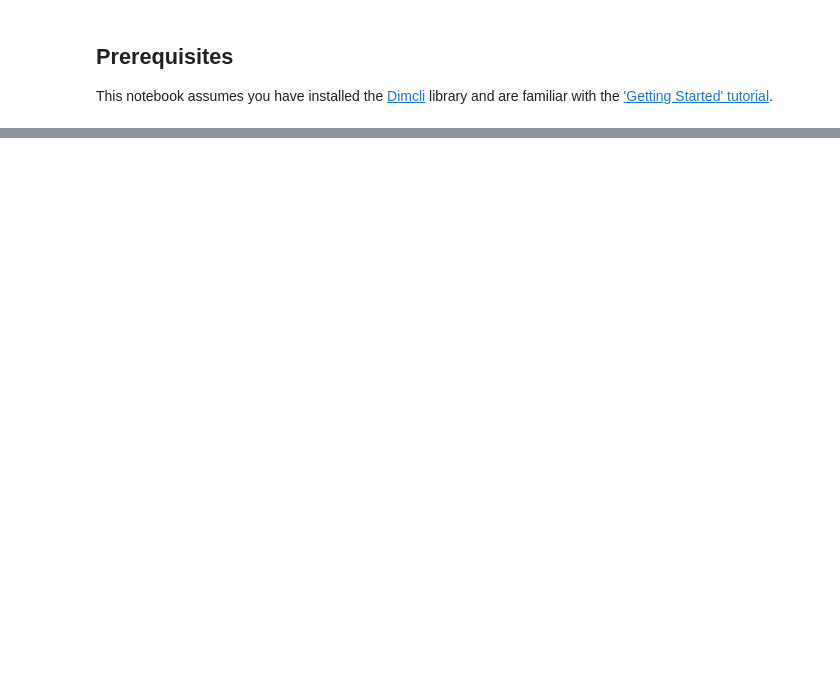
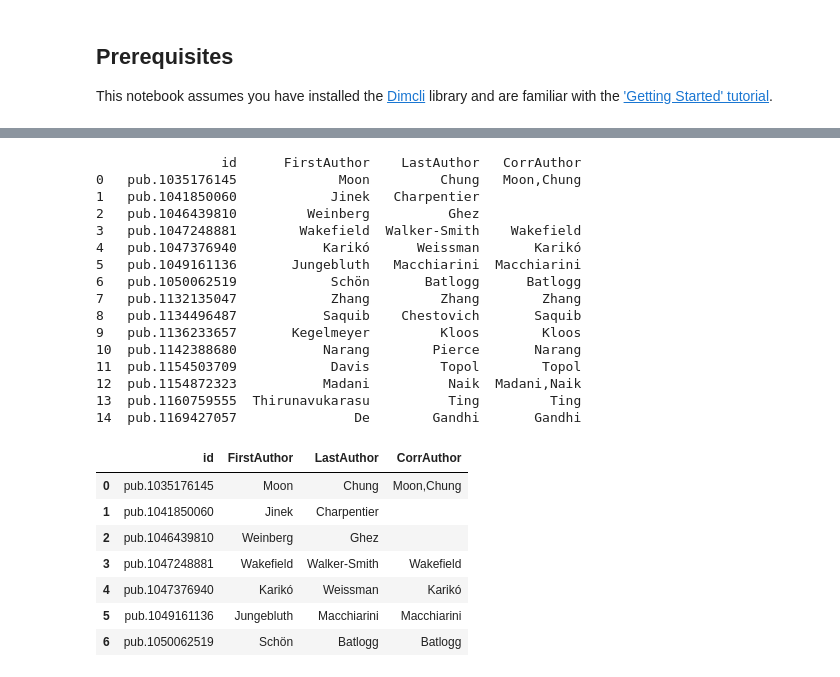
Before and after one commit to digital-science/dimensions-api-lab, a Jupyter notebook: cookbooks/2-publications/Rejected_Article_Tracker.ipynb, the cells around one changed output, grey strips where cells are left out. Saved outputs shown, nothing was run; the diff lists cells and outputs as text; code cells hidden in the pictures; blank space fills up the shorter version.

```diff
--- a/cookbooks/2-publications/Rejected_Article_Tracker.ipynb
+++ b/cookbooks/2-publications/Rejected_Article_Tracker.ipynb
@@ -269,0 +80,24 @@ In terms of next steps, we might choose to do some bibliometric analysis of the
+# %%
+if 'google.colab' in sys.modules:
+    # In Colab: upload your own Excel or .csv file of rejected articles
+    uploaded = files.upload()
+    file_name = list(uploaded.keys())[0]  # Get the uploaded file name
+    if file_name.lower().endswith(('.xlsx', '.xls')):
+        RejectedArticles = pd.read_excel(io.BytesIO(uploaded[file_name]), engine='openpyxl')
+    else:
+        RejectedArticles = pd.read_csv(io.BytesIO(uploaded[file_name]), encoding='latin1')
+else:
+    # In Jupyter: load the sample data shipped with this notebook.
+    # Point this at your own file (pd.read_excel for Excel) to use real data.
+    SAMPLE = "rejected-articles-sample-data.csv"
+    SAMPLE_URL = ("https://raw.githubusercontent.com/digital-science/dimensions-api-lab/"
+                  "master/cookbooks/2-publications/rejected-articles-sample-data.csv")
+    RejectedArticles = pd.read_csv(
+        SAMPLE if os.path.exists(SAMPLE) else SAMPLE_URL, encoding='latin1')
+
+if 'Date of Rejection' in RejectedArticles:
+    RejectedArticles['Date of Rejection'] = pd.to_datetime(
+        RejectedArticles['Date of Rejection'], errors='coerce'
+    ).dt.strftime('%Y-%m-%d')
+
+RejectedArticles.head(3)
@@ -269,0 +279,43 @@ In terms of next steps, we might choose to do some bibliometric analysis of the
+# %%
+Authors_FLC = TitlesFoundRaw[['id','authors','authors_count']]
+Authors_FLC = explode_nested_repeated_field(Authors_FLC, "authors")
+Authors_FLC['AuthorNumber'] = Authors_FLC.groupby(['id']).cumcount()+1;
+Authors_FLC['authors_count'] = Authors_FLC.groupby('id')['AuthorNumber'].transform('max')
+
+Authors_FLC['authors_last_name'] = Authors_FLC['authors_last_name'].fillna('UnknownAuthor')
+Authors_FLC['authors_corresponding'] = Authors_FLC['authors_corresponding'].fillna(False)
+
+# Aggregate
+Authors_FLC = Authors_FLC.groupby('id').agg(
+    FirstAuthor=('authors_last_name', lambda x: ','.join(Authors_FLC.loc[x.index, 'authors_last_name'][Authors_FLC.loc[x.index, 'AuthorNumber'] == 1])),
+    LastAuthor=('authors_last_name', lambda x: ','.join(Authors_FLC.loc[x.index, 'authors_last_name'][Authors_FLC.loc[x.index, 'AuthorNumber'] == Authors_FLC.loc[x.index, 'authors_count']])),
+    CorrAuthor=('authors_last_name', lambda x: ','.join(Authors_FLC.loc[x.index, 'authors_last_name'][Authors_FLC.loc[x.index, 'authors_corresponding'] == True]))
+).reset_index()
+
+print(Authors_FLC)
+Authors_FLC.head(7)
+# %% [output]
+                id      FirstAuthor    LastAuthor   CorrAuthor
+0   pub.1035176145             Moon         Chung   Moon,Chung
+1   pub.1041850060            Jinek   Charpentier
+2   pub.1046439810         Weinberg          Ghez
+3   pub.1047248881        Wakefield  Walker-Smith    Wakefield
+4   pub.1047376940           Karikó      Weissman       Karikó
+5   pub.1049161136       Jungebluth   Macchiarini  Macchiarini
+6   pub.1050062519            Schön       Batlogg      Batlogg
+7   pub.1132135047            Zhang         Zhang        Zhang
+8   pub.1134496487           Saquib    Chestovich       Saquib
+9   pub.1136233657       Kegelmeyer         Kloos        Kloos
+10  pub.1142388680           Narang        Pierce       Narang
+11  pub.1154503709            Davis         Topol        Topol
+12  pub.1154872323           Madani          Naik  Madani,Naik
+13  pub.1160759555  Thirunavukarasu          Ting         Ting
+14  pub.1169427057               De        Gandhi       Gandhi
+|  | id | FirstAuthor | LastAuthor | CorrAuthor |
+| 0 | pub.1035176145 | Moon | Chung | Moon,Chung |
+| 1 | pub.1041850060 | Jinek | Charpentier |  |
+| 2 | pub.1046439810 | Weinberg | Ghez |  |
+| 3 | pub.1047248881 | Wakefield | Walker-Smith | Wakefield |
+| 4 | pub.1047376940 | Karikó | Weissman | Karikó |
+| 5 | pub.1049161136 | Jungebluth | Macchiarini | Macchiarini |
+| 6 | pub.1050062519 | Schön | Batlogg | Batlogg |
```
Also changed, not shown: parts of 35 cells of this notebook, 2 other files.
